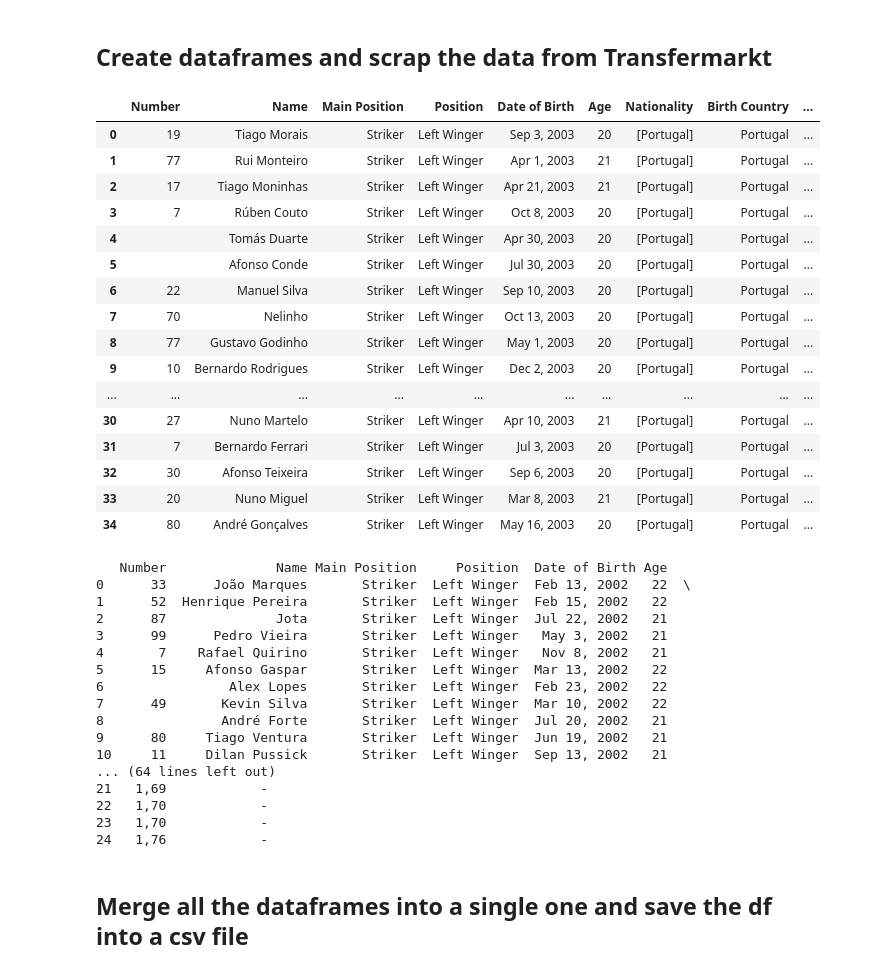
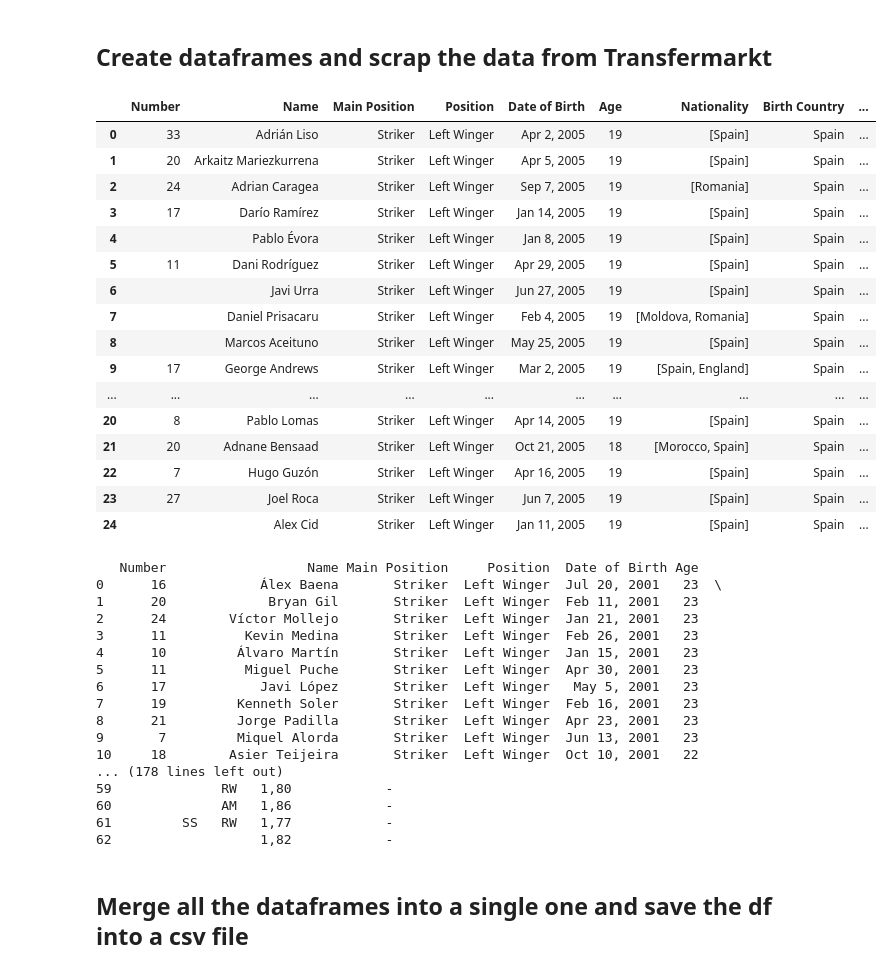
Before and after one commit to JackyKch/ParisTalentPool, a Jupyter notebook: coding/spain/transfermarkt_lw_spain.ipynb, the cells around one changed output. Drawn from its saved outputs; the diff is of its cells as text; code cells hidden in the pictures.

Commit message:
Collect Spain left wingers

```diff
--- a/coding/spain/transfermarkt_lw_spain.ipynb
+++ b/coding/spain/transfermarkt_lw_spain.ipynb
@@ -46,7 +46,7 @@ df_2003 = pd.DataFrame()
 df_2004 = pd.DataFrame()
 df_2005 = pd.DataFrame()
 # %%
-driver.get("https://www.transfermarkt.com/detailsuche/spielerdetail/suche/46762278/page/1")
+#driver.get("https://www.transfermarkt.com/detailsuche/spielerdetail/suche/46762278/page/1")
 page_source = driver.page_source
 rows = []
 next_buttons = driver.find_elements(By.XPATH,"//a [@title='Go to the next page']")
@@ -158,71 +158,71 @@ for row in table.tbody.find_all('tr', class_="odd"):
 
 #Collect data for even rows
 for row in table.tbody.find_all('tr', class_="even"):
     # Find all data for each column
     columns = row.find_all('td')
 
     if(columns != []):
 
                 nationalities=[]
                 for nationality in columns[6]:
                     if nationality.get("title") is not None :
                         nationalities.append(nationality.get("title"))
 
                 rows.append({
                 'Number' : columns[0].text.strip(),
                 'Name':columns[3].text.strip(),
                 'Main Position': "Striker",
                 'Position': columns[4].text.strip(),
                 'Date of Birth': columns[5].text.split('(')[0],
                 'Age': columns[5].text.split('(')[-1].replace(")",''),
                 'Nationality': nationalities ,
                 'Birth Country': 'Spain',
                 'Place of Birth': columns[8].text.strip(),
                 'Other Positions' : columns[9].text.strip(),
                 'Height' : columns[10].text.strip(),
                 'Market Value' : columns[11].text.strip()
     } )
 
-df_2003 = pd.DataFrame(rows)
-df_2003
+df_2005 = pd.DataFrame(rows)
+df_2005
 # %% [output]
 |  | Number | Name | Main Position | Position | Date of Birth | Age | Nationality | Birth Country | ... |
-| 0 | 19 | Tiago Morais | Striker | Left Winger | Sep 3, 2003 | 20 | [Portugal] | Portugal | ... |
-| 1 | 77 | Rui Monteiro | Striker | Left Winger | Apr 1, 2003 | 21 | [Portugal] | Portugal | ... |
-| 2 | 17 | Tiago Moninhas | Striker | Left Winger | Apr 21, 2003 | 21 | [Portugal] | Portugal | ... |
-| 3 | 7 | Rúben Couto | Striker | Left Winger | Oct 8, 2003 | 20 | [Portugal] | Portugal | ... |
-| 4 |  | Tomás Duarte | Striker | Left Winger | Apr 30, 2003 | 20 | [Portugal] | Portugal | ... |
-| 5 |  | Afonso Conde | Striker | Left Winger | Jul 30, 2003 | 20 | [Portugal] | Portugal | ... |
-| 6 | 22 | Manuel Silva | Striker | Left Winger | Sep 10, 2003 | 20 | [Portugal] | Portugal | ... |
-| 7 | 70 | Nelinho | Striker | Left Winger | Oct 13, 2003 | 20 | [Portugal] | Portugal | ... |
-| 8 | 77 | Gustavo Godinho | Striker | Left Winger | May 1, 2003 | 20 | [Portugal] | Portugal | ... |
-| 9 | 10 | Bernardo Rodrigues | Striker | Left Winger | Dec 2, 2003 | 20 | [Portugal] | Portugal | ... |
+| 0 | 33 | Adrián Liso | Striker | Left Winger | Apr 2, 2005 | 19 | [Spain] | Spain | ... |
+| 1 | 20 | Arkaitz Mariezkurrena | Striker | Left Winger | Apr 5, 2005 | 19 | [Spain] | Spain | ... |
+| 2 | 24 | Adrian Caragea | Striker | Left Winger | Sep 7, 2005 | 19 | [Romania] | Spain | ... |
+| 3 | 17 | Darío Ramírez | Striker | Left Winger | Jan 14, 2005 | 19 | [Spain] | Spain | ... |
+| 4 |  | Pablo Évora | Striker | Left Winger | Jan 8, 2005 | 19 | [Spain] | Spain | ... |
+| 5 | 11 | Dani Rodríguez | Striker | Left Winger | Apr 29, 2005 | 19 | [Spain] | Spain | ... |
+| 6 |  | Javi Urra | Striker | Left Winger | Jun 27, 2005 | 19 | [Spain] | Spain | ... |
+| 7 |  | Daniel Prisacaru | Striker | Left Winger | Feb 4, 2005 | 19 | [Moldova, Romania] | Spain | ... |
+| 8 |  | Marcos Aceituno | Striker | Left Winger | May 25, 2005 | 19 | [Spain] | Spain | ... |
+| 9 | 17 | George Andrews | Striker | Left Winger | Mar 2, 2005 | 19 | [Spain, England] | Spain | ... |
 | ... | ... | ... | ... | ... | ... | ... | ... | ... | ... |
-| 30 | 27 | Nuno Martelo | Striker | Left Winger | Apr 10, 2003 | 21 | [Portugal] | Portugal | ... |
-| 31 | 7 | Bernardo Ferrari | Striker | Left Winger | Jul 3, 2003 | 20 | [Portugal] | Portugal | ... |
-| 32 | 30 | Afonso Teixeira | Striker | Left Winger | Sep 6, 2003 | 20 | [Portugal] | Portugal | ... |
-| 33 | 20 | Nuno Miguel | Striker | Left Winger | Mar 8, 2003 | 21 | [Portugal] | Portugal | ... |
-| 34 | 80 | André Gonçalves | Striker | Left Winger | May 16, 2003 | 20 | [Portugal] | Portugal | ... |
+| 20 | 8 | Pablo Lomas | Striker | Left Winger | Apr 14, 2005 | 19 | [Spain] | Spain | ... |
+| 21 | 20 | Adnane Bensaad | Striker | Left Winger | Oct 21, 2005 | 18 | [Morocco, Spain] | Spain | ... |
+| 22 | 7 | Hugo Guzón | Striker | Left Winger | Apr 16, 2005 | 19 | [Spain] | Spain | ... |
+| 23 | 27 | Joel Roca | Striker | Left Winger | Jun 7, 2005 | 19 | [Spain] | Spain | ... |
+| 24 |  | Alex Cid | Striker | Left Winger | Jan 11, 2005 | 19 | [Spain] | Spain | ... |
 # %%
-with pd.option_context('display.max_rows',None, 'display.max_columns',None):print(df_2002)
+with pd.option_context('display.max_rows',None, 'display.max_columns',None):print(df_2001)
 # %% [output]
-   Number              Name Main Position     Position  Date of Birth Age
-0      33      João Marques       Striker  Left Winger  Feb 13, 2002   22  \
-1      52  Henrique Pereira       Striker  Left Winger  Feb 15, 2002   22
-2      87              Jota       Striker  Left Winger  Jul 22, 2002   21
-3      99      Pedro Vieira       Striker  Left Winger   May 3, 2002   21
-4       7    Rafael Quirino       Striker  Left Winger   Nov 8, 2002   21
-5      15     Afonso Gaspar       Striker  Left Winger  Mar 13, 2002   22
-6                Alex Lopes       Striker  Left Winger  Feb 23, 2002   22
-7      49       Kevin Silva       Striker  Left Winger  Mar 10, 2002   22
-8               André Forte       Striker  Left Winger  Jul 20, 2002   21
-9      80     Tiago Ventura       Striker  Left Winger  Jun 19, 2002   21
-10     11     Dilan Pussick       Striker  Left Winger  Sep 13, 2002   21
-... (64 lines left out)
-21   1,69            -
-22   1,70            -
-23   1,70            -
-24   1,76            -
+   Number                  Name Main Position     Position  Date of Birth Age
+0      16            Álex Baena       Striker  Left Winger  Jul 20, 2001   23  \
+1      20             Bryan Gil       Striker  Left Winger  Feb 11, 2001   23
+2      24        Víctor Mollejo       Striker  Left Winger  Jan 21, 2001   23
+3      11          Kevin Medina       Striker  Left Winger  Feb 26, 2001   23
+4      10         Álvaro Martín       Striker  Left Winger  Jan 15, 2001   23
+5      11          Miguel Puche       Striker  Left Winger  Apr 30, 2001   23
+6      17            Javi López       Striker  Left Winger   May 5, 2001   23
+7      19         Kenneth Soler       Striker  Left Winger  Feb 16, 2001   23
+8      21         Jorge Padilla       Striker  Left Winger  Apr 23, 2001   23
+9       7         Miquel Alorda       Striker  Left Winger  Jun 13, 2001   23
+10     18        Asier Teijeira       Striker  Left Winger  Oct 10, 2001   22
+... (178 lines left out)
+59              RW   1,80            -
+60              AM   1,86            -
+61         SS   RW   1,77            -
+62                   1,82            -
 # %% [markdown]
 ## Merge all the dataframes into a single one and save the df into a csv file
 # %%
```
Also changed, not shown: parts of 2 cells of this notebook, 2 other files.
